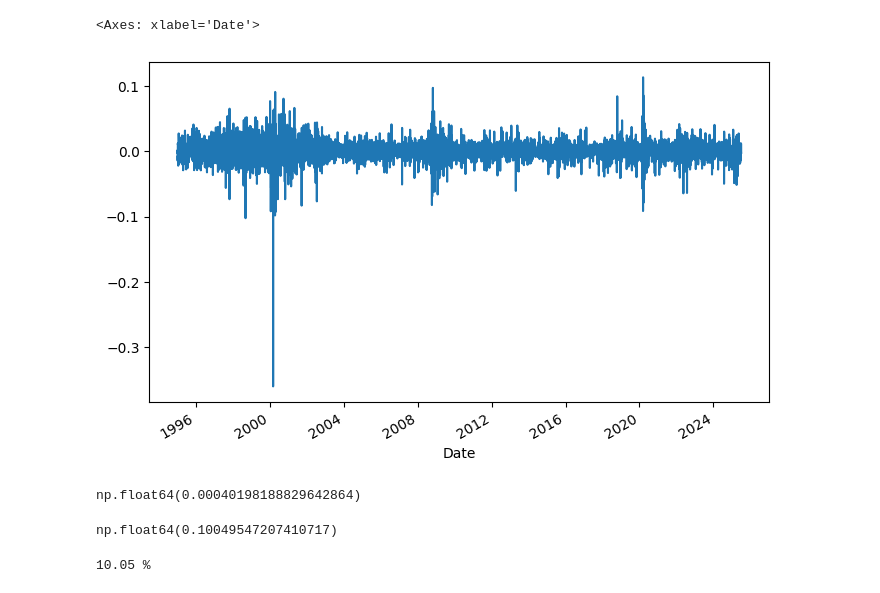
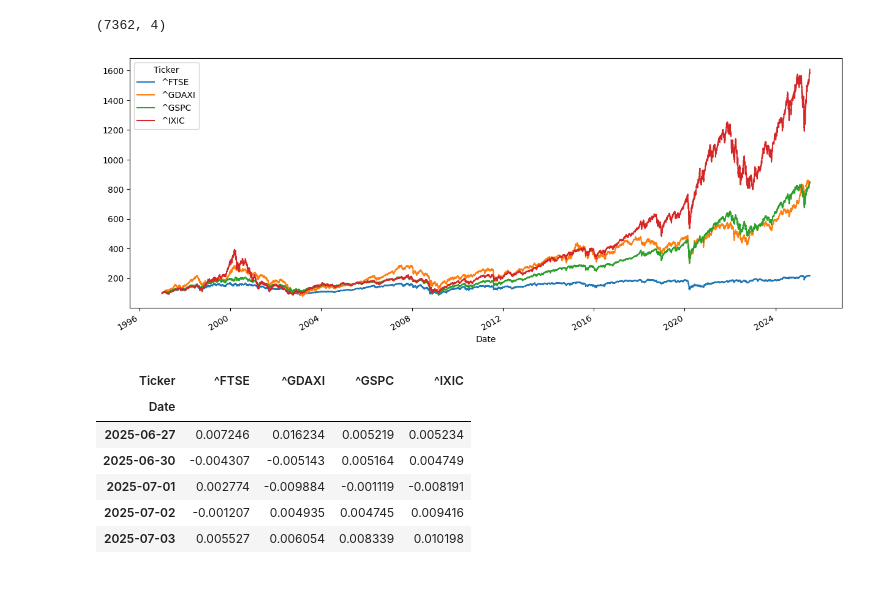
Before and after one commit to Rainspistols/Python-for-Finance, a Jupyter notebook: some.ipynb, the cells around one changed output. Drawn from its saved outputs; the diff is of its cells as text; code cells hidden in the pictures.

```diff
--- a/some.ipynb
+++ b/some.ipynb
@@ -77,19 +52,17 @@ Name: log_return, Length: 7677, dtype: float64
-# %%
-PG["log_return"].plot(figsize=(8, 5))
-# %% [output]
-<Axes: xlabel='Date'>
-[figure, removed]
-# %%
-log_return_d = PG["log_return"].mean()
-log_return_d
-# %% [output]
-np.float64(0.00040198188829642864)
-# %%
-log_return_a = PG["log_return"].mean() * 250
-log_return_a
-# %% [output]
-np.float64(0.10049547207410717)
-# %%
-print(str(round(log_return_a, 5) * 100) + " %")
-# %% [output]
-10.05 %
+# %%
+(adj_close_only / adj_close_only.iloc[0] * 100).plot(figsize=(15, 6))
+adj_close_only.shape
+# %% [output]
+(7362, 4)
+[figure, added]
+# %%
+ind_returns = (adj_close_only / adj_close_only.shift(1) - 1).dropna()
+ind_returns.tail()
+# %% [output]
+| Ticker | ^FTSE | ^GDAXI | ^GSPC | ^IXIC |
+| Date |  |  |  |  |
+| 2025-06-27 | 0.007246 | 0.016234 | 0.005219 | 0.005234 |
+| 2025-06-30 | -0.004307 | -0.005143 | 0.005164 | 0.004749 |
+| 2025-07-01 | 0.002774 | -0.009884 | -0.001119 | -0.008191 |
+| 2025-07-02 | -0.001207 | 0.004935 | 0.004745 | 0.009416 |
+| 2025-07-03 | 0.005527 | 0.006054 | 0.008339 | 0.010198 |
```
Also changed, not shown: parts of 25 cells of this notebook.
